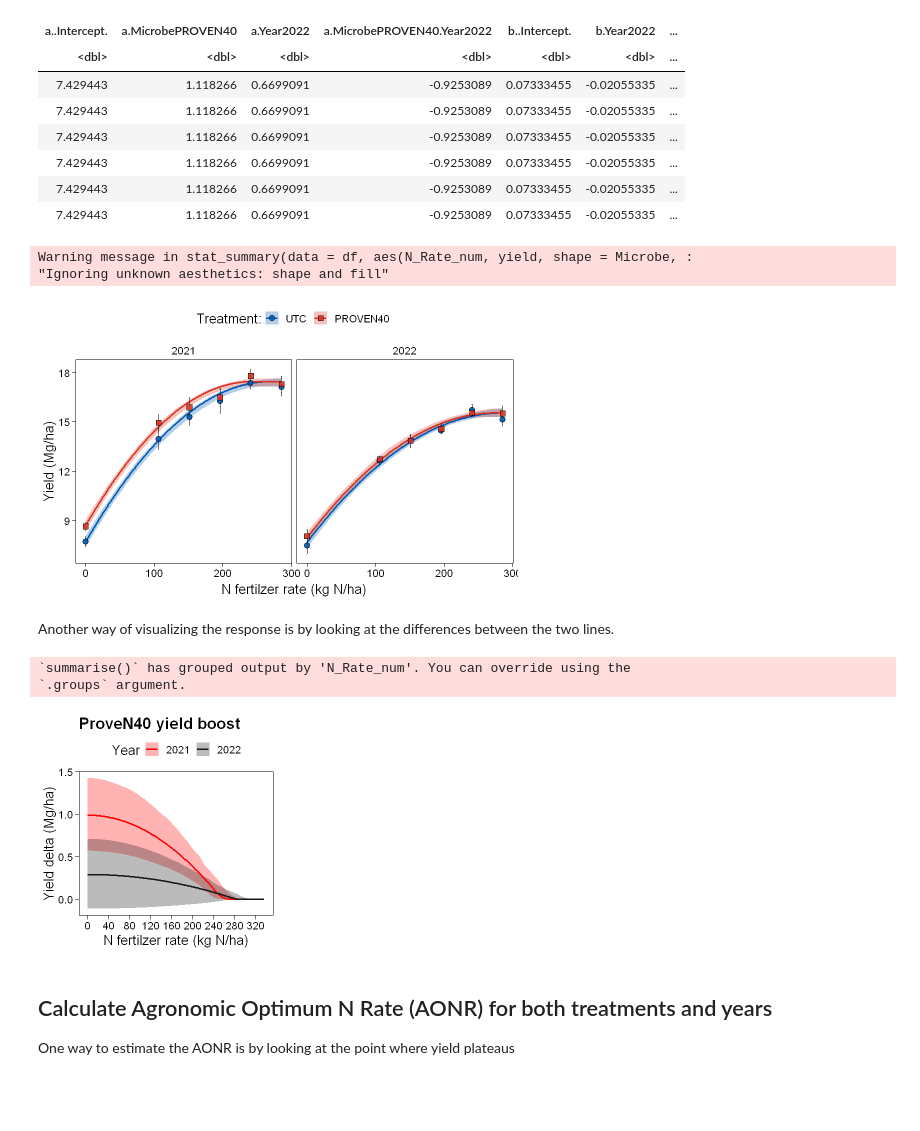
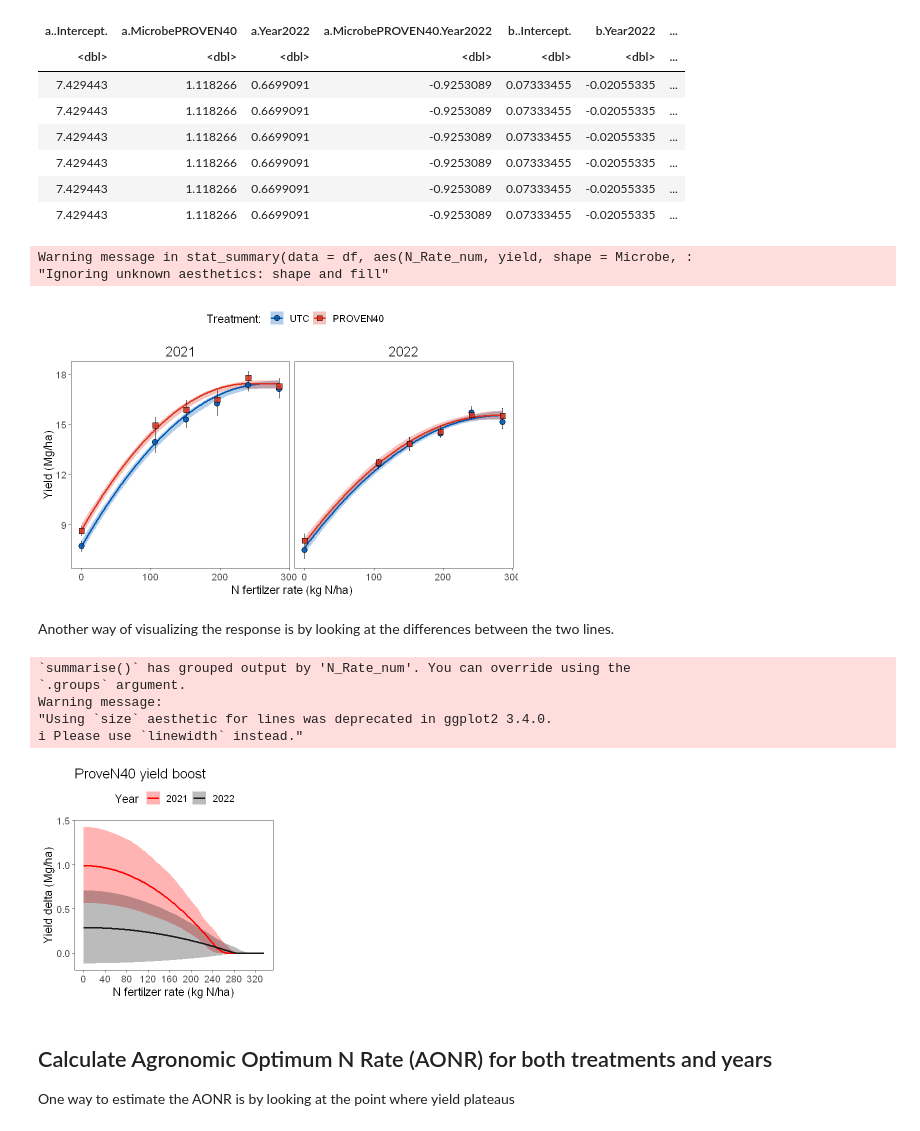
Before and after one commit to pivotbio/proven40-moa-paper-code, a Jupyter notebook: 2_FIELD_TRIALS/05_yield_response_curves.ipynb, the cells around one changed output. Saved outputs shown, nothing was run; the diff lists cells and outputs as text; code cells hidden in the pictures; blank space fills up the shorter version.

```diff
--- a/2_FIELD_TRIALS/05_yield_response_curves.ipynb
+++ b/2_FIELD_TRIALS/05_yield_response_curves.ipynb
@@ -5,19 +11,13 @@
 # %%
-# Load libraries
-library(tidyverse)
-library(nlme)
-library(ggthemes)
-library(ggpubr)
-
-# Global varaiables
+# Global variables
 set.seed(100) # For repoducibility
 alpha_level <- 0.05 # For test of hypothesis and confidence levels
 n_boot_sims <- 300 # Number of simulations for bootstrapping
 use_cached_boostrapping <- TRUE # whether to use cached data for boostrapping
 
 # For plotting
-theme_set(theme_base() + theme(plot.background = element_blank(),axis.ticks.length = unit(1.5,"mm")))
-myColorPalette <- c("#005AB5","#DC3220")
+#theme_set(theme_base() + theme(plot.background = element_blank(), axis.ticks.length = unit(1.5,"mm")))
+#myColorPalette <- c("#005AB5","#DC3220")
 # %% [markdown]
 ## Dataset
 # %%
@@ -669,33 +669,36 @@ theme(legend.position = "top")
 # %% [output]
 Warning message in stat_summary(data = df, aes(N_Rate_num, yield, shape = Microbe, :
 "Ignoring unknown aesthetics: shape and fill"
-[figure, old version]
+[figure, new version]
 # %% [markdown]
 Another way of visualizing the response is by looking at the differences between the two lines.
 # %%
 options(repr.plot.width=4, repr.plot.height=4)
 
 fit.nlme.red.boot_yield %>%
-select(n:Microbe,yield) %>%
+dplyr::select(n:Microbe,yield) %>%
 spread(Microbe,yield) %>%
 mutate(yield_delta = PROVEN40 - UTC) %>%
 group_by(N_Rate_num,Year) %>%
 summarise(upr = quantile(yield_delta,1 - alpha_level/2),
           lwr = quantile(yield_delta,alpha_level/2),
           yield_delta = sum(yield_delta*(n==0))) %>%
 ggplot(aes(N_Rate_num)) +
 geom_ribbon(aes(ymax = upr, ymin = lwr, fill = Year), alpha = 0.3) +
 geom_line(aes(y = yield_delta, colour  = Year), size = 1) +
 scale_colour_manual(values = c("red","gray10")) +
 scale_fill_manual(values = c("red","gray10")) +
 #scale_y_continuous(breaks = 0:10*2) +
 scale_x_continuous(breaks = 0:8*40) +
 theme(legend.position = "top") +
 labs(title = "ProveN40 yield boost", y = "Yield delta (Mg/ha)", x = "N fertilzer rate (kg N/ha)")
 # %% [output]
 `summarise()` has grouped output by 'N_Rate_num'. You can override using the
 `.groups` argument.
+Warning message:
+"Using `size` aesthetic for lines was deprecated in ggplot2 3.4.0.
+i Please use `linewidth` instead."
-[figure, old version]
+[figure, new version]
 # %% [markdown]
 ## Calculate Agronomic Optimum N Rate (AONR) for both treatments and years
 
```
Also changed, not shown: parts of 14 cells of this notebook, 40 other files.
